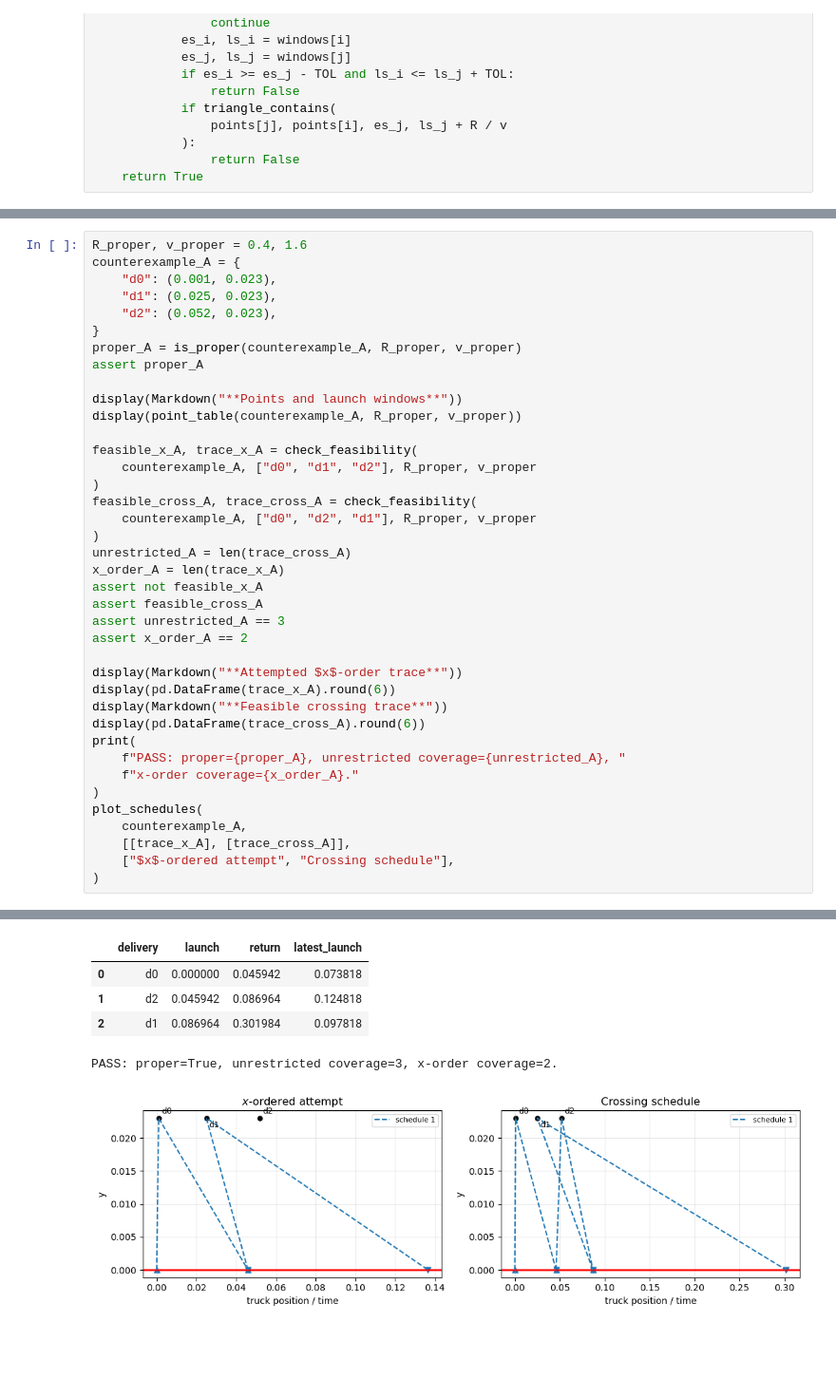
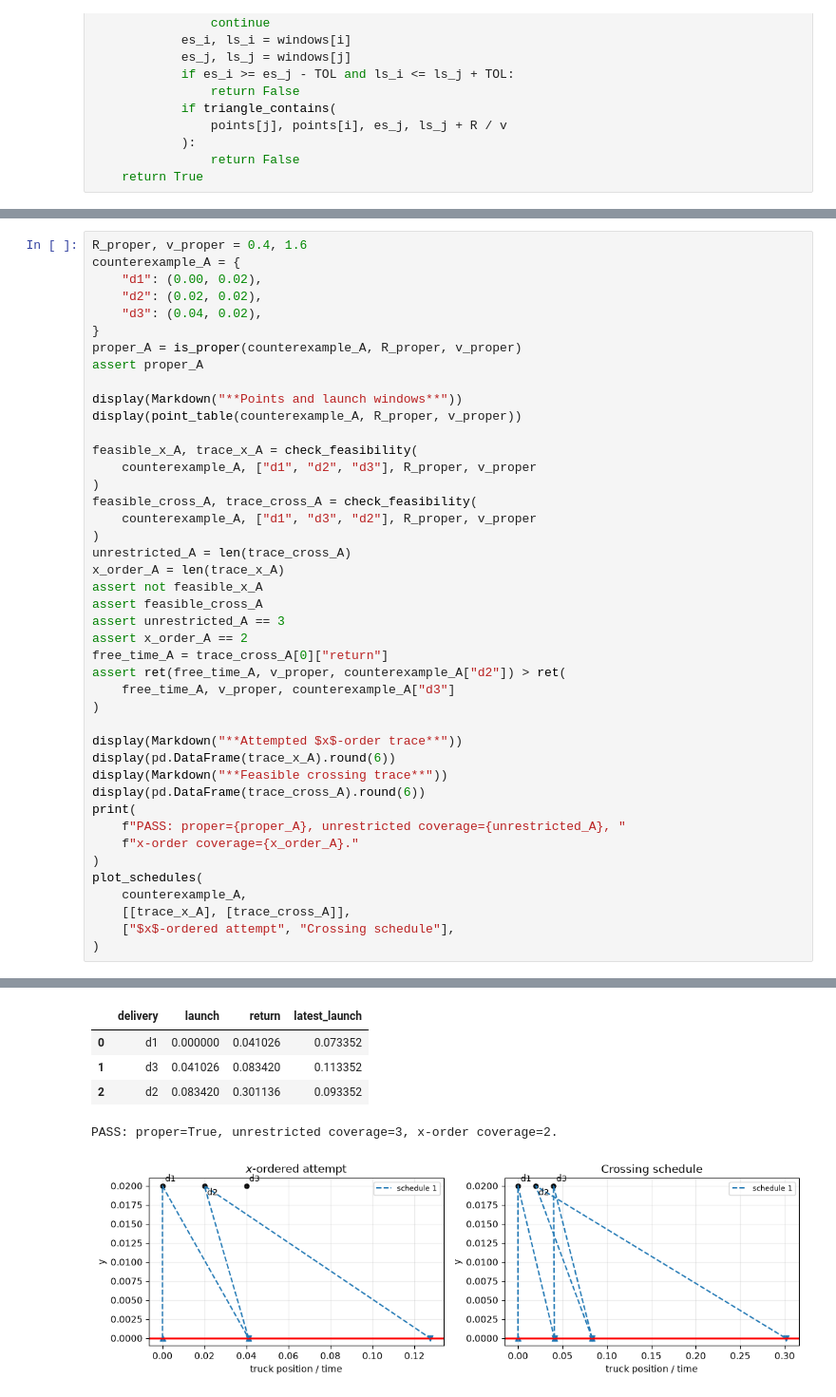
Before and after one commit to JerryMathew07/Truck_Drone_Paper, a Jupyter notebook: computational_checks.ipynb, the cells around one changed output, grey strips where cells are left out. Shown at 95% size. Saved outputs shown, nothing was run; the diff lists cells and outputs as text; blank space fills up the shorter version.

```diff
--- a/computational_checks.ipynb
+++ b/computational_checks.ipynb
@@ -492,9 +521,9 @@ schedule can serve at most two.
 # %%
 R_proper, v_proper = 0.4, 1.6
 counterexample_A = {
-    "d0": (0.001, 0.023),
-    "d1": (0.025, 0.023),
-    "d2": (0.052, 0.023),
+    "d1": (0.00, 0.02),
+    "d2": (0.02, 0.02),
+    "d3": (0.04, 0.02),
 }
 proper_A = is_proper(counterexample_A, R_proper, v_proper)
 assert proper_A
@@ -503,10 +532,10 @@ display(Markdown("**Points and launch windows**"))
 display(point_table(counterexample_A, R_proper, v_proper))
 
 feasible_x_A, trace_x_A = check_feasibility(
-    counterexample_A, ["d0", "d1", "d2"], R_proper, v_proper
+    counterexample_A, ["d1", "d2", "d3"], R_proper, v_proper
 )
 feasible_cross_A, trace_cross_A = check_feasibility(
-    counterexample_A, ["d0", "d2", "d1"], R_proper, v_proper
+    counterexample_A, ["d1", "d3", "d2"], R_proper, v_proper
 )
 unrestricted_A = len(trace_cross_A)
 x_order_A = len(trace_x_A)
@@ -514,6 +543,10 @@ assert not feasible_x_A
 assert feasible_cross_A
 assert unrestricted_A == 3
 assert x_order_A == 2
+free_time_A = trace_cross_A[0]["return"]
+assert ret(free_time_A, v_proper, counterexample_A["d2"]) > ret(
+    free_time_A, v_proper, counterexample_A["d3"]
+)
 
 display(Markdown("**Attempted $x$-order trace**"))
 display(pd.DataFrame(trace_x_A).round(6))
@@ -541,8 +574,8 @@ plot_schedules(
 **Feasible crossing trace**
 |  | delivery | launch | return | latest_launch |
-| 0 | d0 | 0.000000 | 0.045942 | 0.073818 |
-| 1 | d2 | 0.045942 | 0.086964 | 0.124818 |
-| 2 | d1 | 0.086964 | 0.301984 | 0.097818 |
+| 0 | d1 | 0.000000 | 0.041026 | 0.073352 |
+| 1 | d3 | 0.041026 | 0.083420 | 0.113352 |
+| 2 | d2 | 0.083420 | 0.301136 | 0.093352 |
 PASS: proper=True, unrestricted coverage=3, x-order coverage=2.
-[figure, old version]
+[figure, new version]
 # %% [markdown]
```
Also changed, not shown: parts of 11 cells of this notebook.
